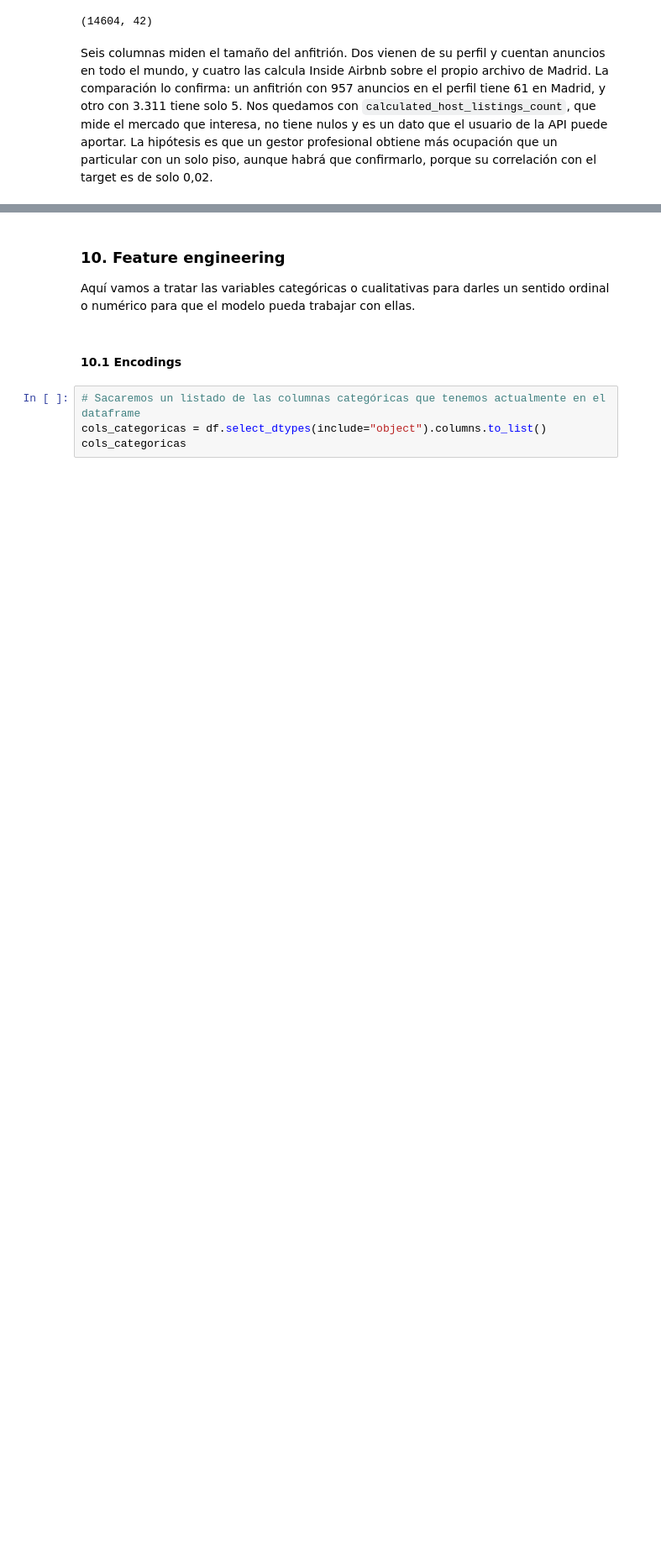
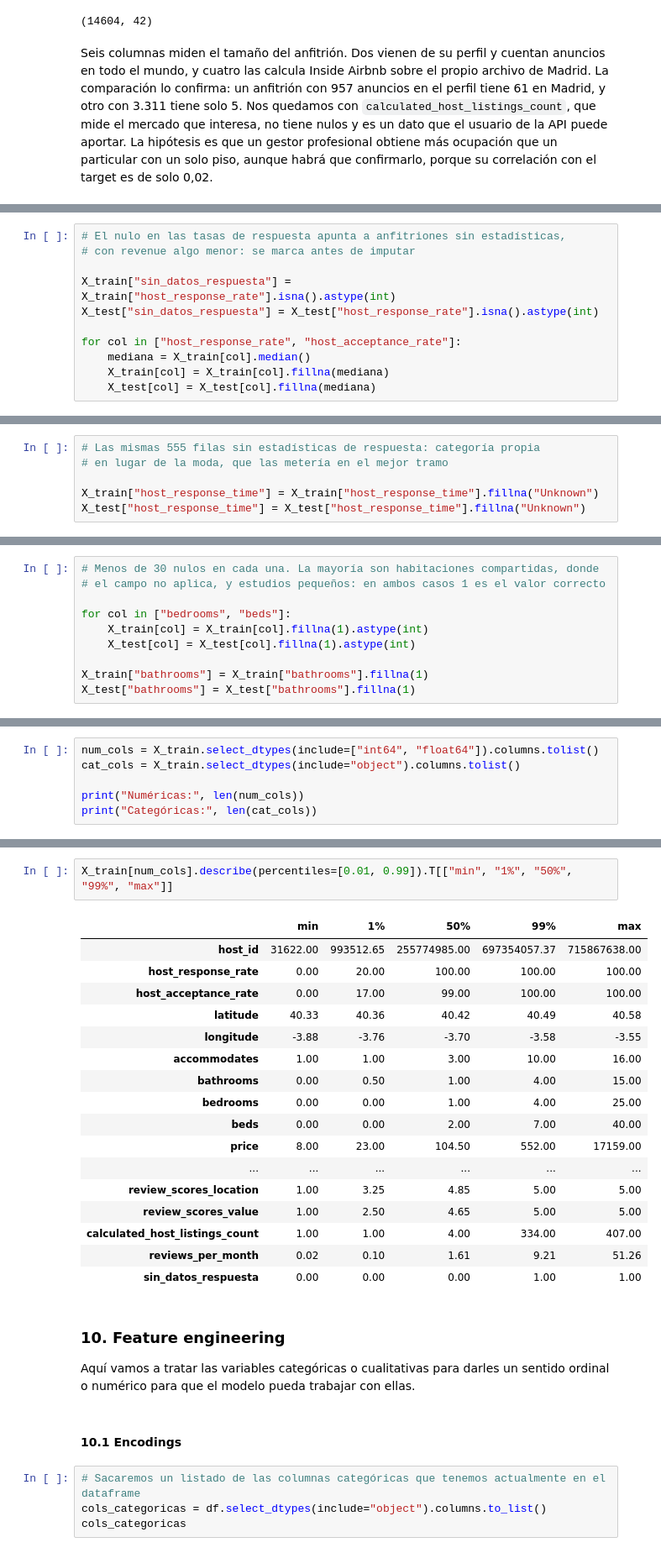
Before and after one commit to HimuraFresh/madrid-rental-revenue-prediction, a Jupyter notebook: notebooks/main.ipynb, the cells around one changed output, grey strips where cells are left out. Shown at 84% size. Cells and saved outputs as stored; diff of their text form; blank space fills up the shorter version.

```diff
--- a/notebooks/main.ipynb
+++ b/notebooks/main.ipynb
@@ -1353,0 +1348,11 @@ df.drop(columns=["last_review","first_review","host_response_time","host_verific
+# %%
+# El nulo en las tasas de respuesta apunta a anfitriones sin estadísticas,
+# con revenue algo menor: se marca antes de imputar
+
+X_train["sin_datos_respuesta"] = X_train["host_response_rate"].isna().astype(int)
+X_test["sin_datos_respuesta"] = X_test["host_response_rate"].isna().astype(int)
+
+for col in ["host_response_rate", "host_acceptance_rate"]:
+    mediana = X_train[col].median()
+    X_train[col] = X_train[col].fillna(mediana)
+    X_test[col] = X_test[col].fillna(mediana)
@@ -1353,0 +1365,6 @@ df.drop(columns=["last_review","first_review","host_response_time","host_verific
+# %%
+# Las mismas 555 filas sin estadísticas de respuesta: categoría propia
+# en lugar de la moda, que las metería en el mejor tramo
+
+X_train["host_response_time"] = X_train["host_response_time"].fillna("Unknown")
+X_test["host_response_time"] = X_test["host_response_time"].fillna("Unknown")
@@ -1353,0 +1390,10 @@ df.drop(columns=["last_review","first_review","host_response_time","host_verific
+# %%
+# Menos de 30 nulos en cada una. La mayoría son habitaciones compartidas, donde
+# el campo no aplica, y estudios pequeños: en ambos casos 1 es el valor correcto
+
+for col in ["bedrooms", "beds"]:
+    X_train[col] = X_train[col].fillna(1).astype(int)
+    X_test[col] = X_test[col].fillna(1).astype(int)
+
+X_train["bathrooms"] = X_train["bathrooms"].fillna(1)
+X_test["bathrooms"] = X_test["bathrooms"].fillna(1)
@@ -1353,0 +1428,6 @@ df.drop(columns=["last_review","first_review","host_response_time","host_verific
+# %%
+num_cols = X_train.select_dtypes(include=["int64", "float64"]).columns.tolist()
+cat_cols = X_train.select_dtypes(include="object").columns.tolist()
+
+print("Numéricas:", len(num_cols))
+print("Categóricas:", len(cat_cols))
@@ -1373,3 +1439,23 @@ Otras features como **estimated_revenue_l365d** no tratamos aquí sus outliers y
+# %%
+X_train[num_cols].describe(percentiles=[0.01, 0.99]).T[["min", "1%", "50%", "99%", "max"]]
+# %% [output]
+|  | min | 1% | 50% | 99% | max |
+| host_id | 31622.00 | 993512.65 | 255774985.00 | 697354057.37 | 715867638.00 |
+| host_response_rate | 0.00 | 20.00 | 100.00 | 100.00 | 100.00 |
+| host_acceptance_rate | 0.00 | 17.00 | 99.00 | 100.00 | 100.00 |
+| latitude | 40.33 | 40.36 | 40.42 | 40.49 | 40.58 |
+| longitude | -3.88 | -3.76 | -3.70 | -3.58 | -3.55 |
+| accommodates | 1.00 | 1.00 | 3.00 | 10.00 | 16.00 |
+| bathrooms | 0.00 | 0.50 | 1.00 | 4.00 | 15.00 |
+| bedrooms | 0.00 | 0.00 | 1.00 | 4.00 | 25.00 |
+| beds | 0.00 | 0.00 | 2.00 | 7.00 | 40.00 |
+| price | 8.00 | 23.00 | 104.50 | 552.00 | 17159.00 |
+| ... | ... | ... | ... | ... | ... |
+| review_scores_location | 1.00 | 3.25 | 4.85 | 5.00 | 5.00 |
+| review_scores_value | 1.00 | 2.50 | 4.65 | 5.00 | 5.00 |
+| calculated_host_listings_count | 1.00 | 1.00 | 4.00 | 334.00 | 407.00 |
+| reviews_per_month | 0.02 | 0.10 | 1.61 | 9.21 | 51.26 |
+| sin_datos_respuesta | 0.00 | 0.00 | 0.00 | 1.00 | 1.00 |
 # %% [markdown]
 ### 10. Feature engineering
 
```
Also changed, not shown: parts of 44 cells of this notebook.
